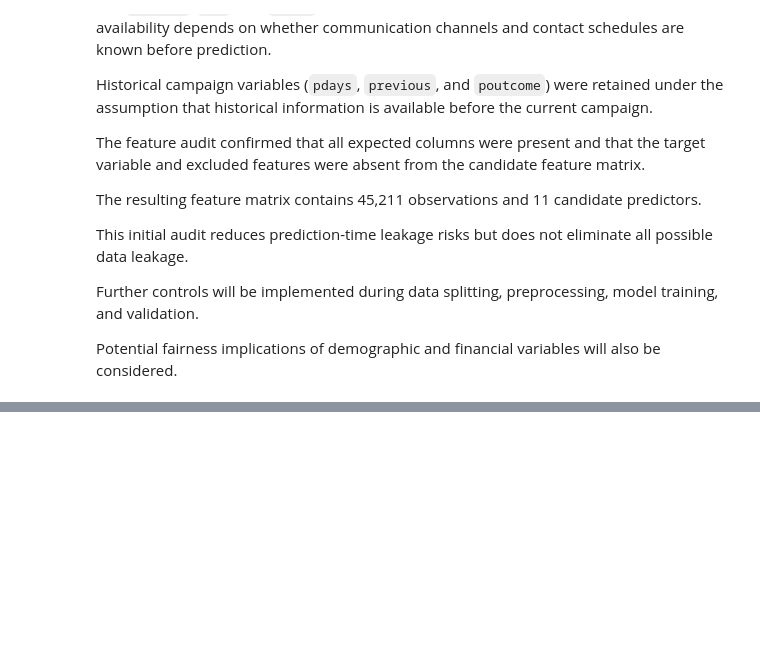
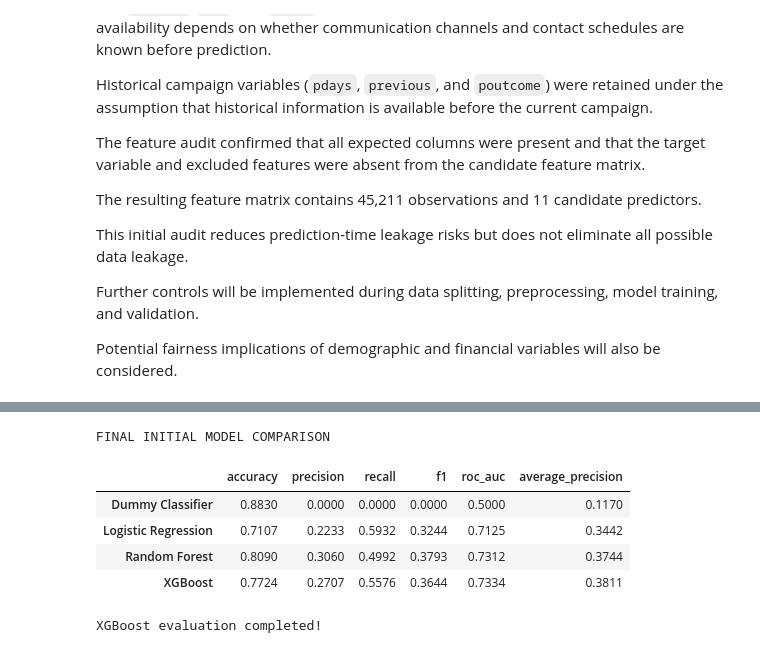
Before and after one commit to Merdgn/BankInsight-AI, a Jupyter notebook: notebooks/01_data_understanding.ipynb, the cells around one changed output, grey strips where cells are left out. Drawn from its saved outputs; the diff is of its cells as text; code cells hidden in the pictures; blank space fills up the shorter version.

Commit message:
feat: train and compare baseline ML classifiers

```diff
--- a/notebooks/01_data_understanding.ipynb
+++ b/notebooks/01_data_understanding.ipynb
@@ -2798,0 +3699,72 @@ financial variables will also be considered.
+# %%
+
+# 5.4 XGBoost Classifier
+
+from xgboost import XGBClassifier
+from sklearn.base import clone
+from sklearn.model_selection import cross_validate
+from sklearn.pipeline import Pipeline
+
+# Class imbalance ratio (training set only)
+negative_count = (y_train == 0).sum()
+positive_count = (y_train == 1).sum()
+
+scale_pos_weight = negative_count / positive_count
+
+print(f"Scale Pos Weight: {scale_pos_weight:.4f}")
+
+# XGBoost pipeline
+xgb_pipeline = Pipeline(steps=[
+    ("feature_engineering", BankFeatureEngineer()),
+    ("preprocessing", clone(preprocessor)),
+    ("classifier", XGBClassifier(
+        n_estimators=300,
+        max_depth=4,
+        learning_rate=0.05,
+        subsample=0.8,
+        colsample_bytree=0.8,
+        scale_pos_weight=scale_pos_weight,
+        objective="binary:logistic",
+        eval_metric="logloss",
+        tree_method="hist",
+        random_state=42,
+        n_jobs=2
+    ))
+])
+
+# Cross-validation
+xgb_cv = cross_validate(
+    xgb_pipeline,
+    X_train,
+    y_train,
+    cv=cv,
+    scoring=scoring,
+    n_jobs=1,
+    error_score="raise"
+)
+
+# Summary
+xgb_results = pd.DataFrame({
+    metric: [
+        xgb_cv[f"test_{metric}"].mean(),
+        xgb_cv[f"test_{metric}"].std()
+    ]
+    for metric in scoring
+}, index=["Mean", "Std"])
+
+print("\nXGBoost — 5-Fold CV")
+display(xgb_results.round(4))
+
+# Compare all models
+model_comparison = pd.DataFrame({
+    "Dummy Classifier": baseline_results.loc["Mean"],
+    "Logistic Regression": logistic_results.loc["Mean"],
+    "Random Forest": rf_results.loc["Mean"],
+    "XGBoost": xgb_results.loc["Mean"]
+}).T
+
+print("\nFINAL INITIAL MODEL COMPARISON")
+display(model_comparison.round(4))
+
+print("\nXGBoost evaluation completed!")
+# %% [output]
@@ -2798,0 +3777,7 @@ financial variables will also be considered.
+FINAL INITIAL MODEL COMPARISON
+|  | accuracy | precision | recall | f1 | roc_auc | average_precision |
+| Dummy Classifier | 0.8830 | 0.0000 | 0.0000 | 0.0000 | 0.5000 | 0.1170 |
+| Logistic Regression | 0.7107 | 0.2233 | 0.5932 | 0.3244 | 0.7125 | 0.3442 |
+| Random Forest | 0.8090 | 0.3060 | 0.4992 | 0.3793 | 0.7312 | 0.3744 |
+| XGBoost | 0.7724 | 0.2707 | 0.5576 | 0.3644 | 0.7334 | 0.3811 |
+XGBoost evaluation completed!
```
Also changed, not shown: parts of 18 cells of this notebook.
